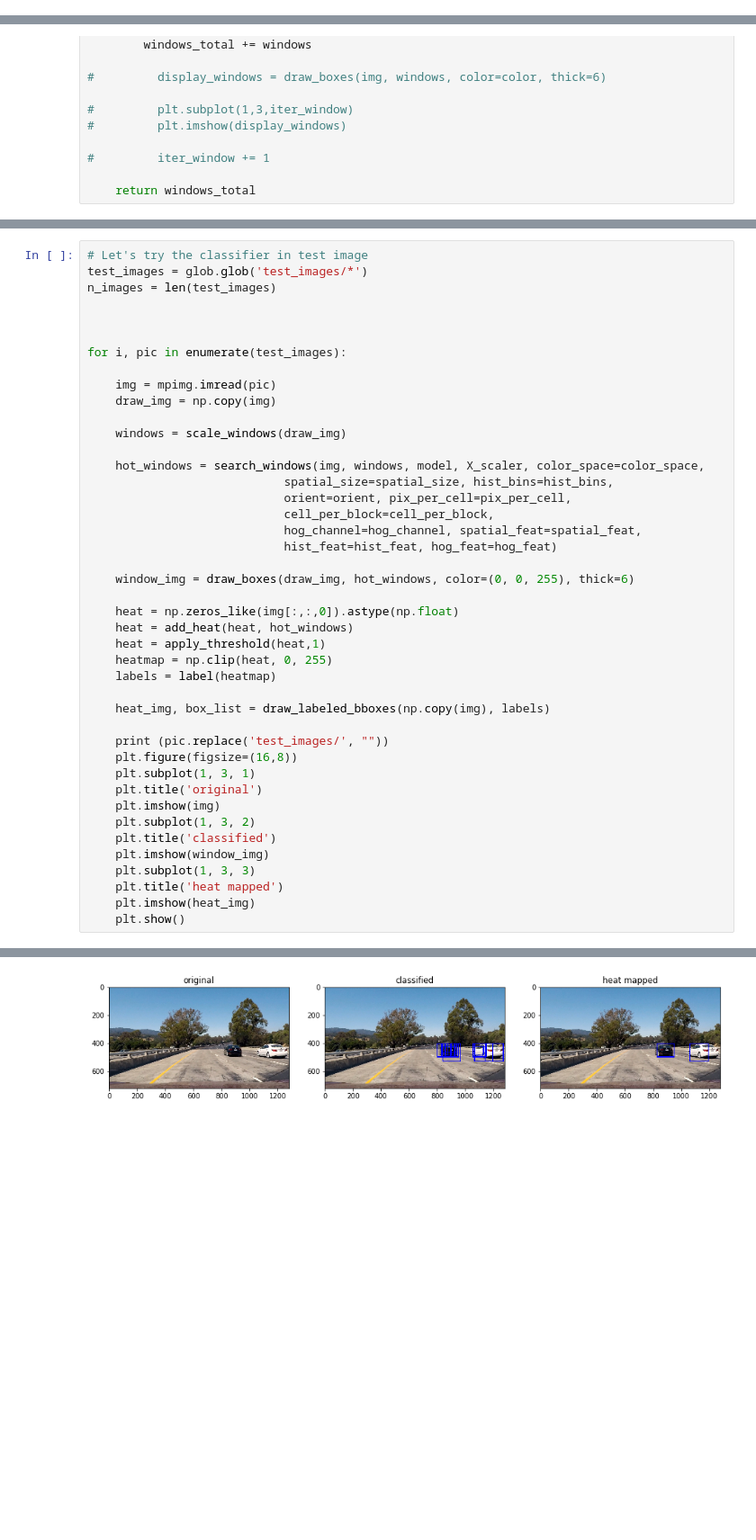
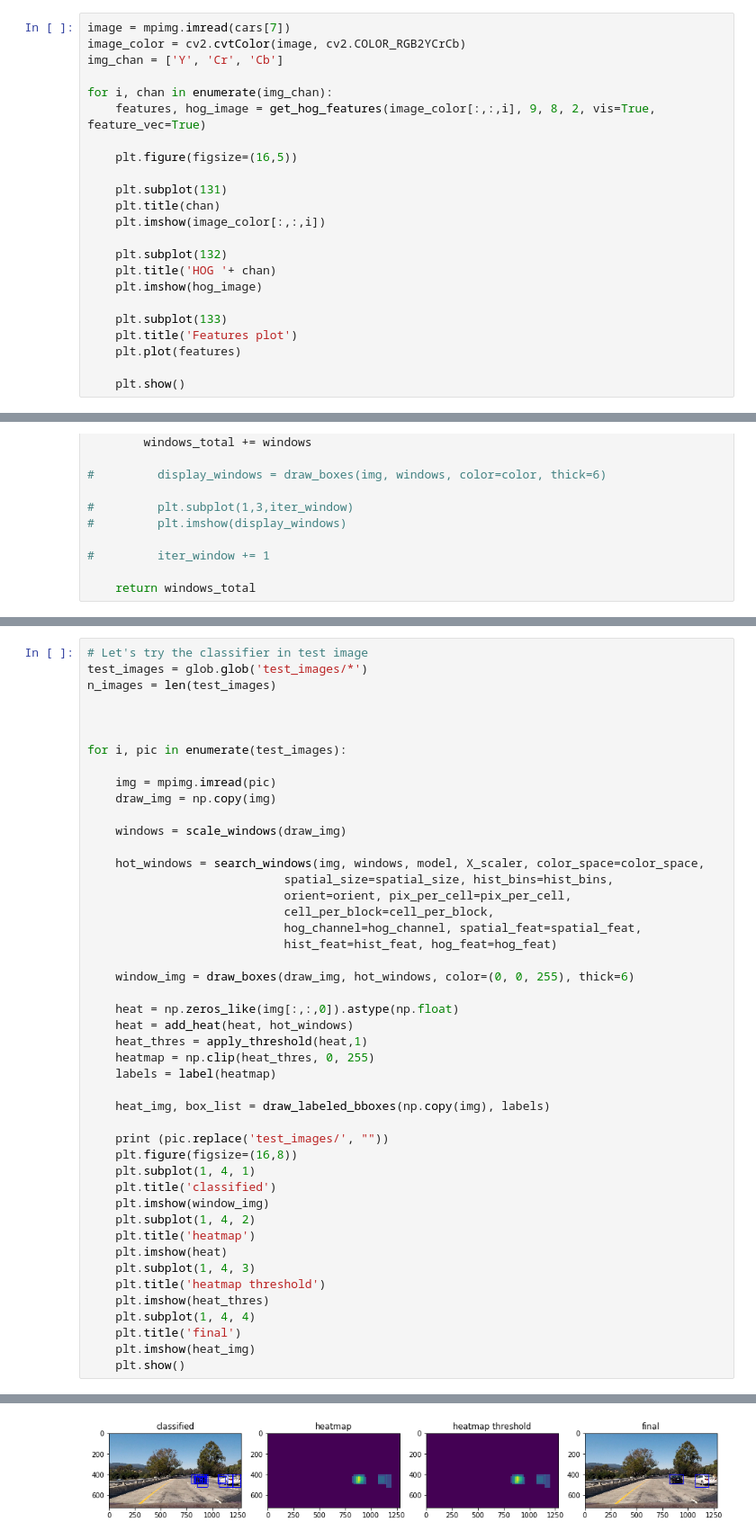
Before and after one commit to cyrano5614/CarND-Vehicle-Detection, a Jupyter notebook: pipeline.ipynb, the cells around one changed output, grey strips where cells are left out. Shown at 90% size. Saved outputs shown, nothing was run; the diff lists cells and outputs as text; blank space fills up the shorter version.

```diff
--- a/pipeline.ipynb
+++ b/pipeline.ipynb
@@ -364,3 +345,26 @@ def search_windows(img, windows, clf, scaler, color_space='RGB',
             on_windows.append(window)
     #8) Return windows for positive detections
     return on_windows
+# %%
+image = mpimg.imread(cars[7])
+image_color = cv2.cvtColor(image, cv2.COLOR_RGB2YCrCb)
+img_chan = ['Y', 'Cr', 'Cb']
+
+for i, chan in enumerate(img_chan):
+    features, hog_image = get_hog_features(image_color[:,:,i], 9, 8, 2, vis=True, feature_vec=True)
+
+    plt.figure(figsize=(16,5))
+
+    plt.subplot(131)
+    plt.title(chan)
+    plt.imshow(image_color[:,:,i])
+
+    plt.subplot(132)
+    plt.title('HOG '+ chan)
+    plt.imshow(hog_image)
+
+    plt.subplot(133)
+    plt.title('Features plot')
+    plt.plot(features)
+
+    plt.show()
@@ -625,22 +622,25 @@ for i, pic in enumerate(test_images):
 
     heat = np.zeros_like(img[:,:,0]).astype(np.float)
     heat = add_heat(heat, hot_windows)
-    heat = apply_threshold(heat,1)
-    heatmap = np.clip(heat, 0, 255)
+    heat_thres = apply_threshold(heat,1)
+    heatmap = np.clip(heat_thres, 0, 255)
     labels = label(heatmap)
 
     heat_img, box_list = draw_labeled_bboxes(np.copy(img), labels)
 
     print (pic.replace('test_images/', ""))
     plt.figure(figsize=(16,8))
-    plt.subplot(1, 3, 1)
-    plt.title('original')
-    plt.imshow(img)
-    plt.subplot(1, 3, 2)
+    plt.subplot(1, 4, 1)
     plt.title('classified')
     plt.imshow(window_img)
-    plt.subplot(1, 3, 3)
-    plt.title('heat mapped')
+    plt.subplot(1, 4, 2)
+    plt.title('heatmap')
+    plt.imshow(heat)
+    plt.subplot(1, 4, 3)
+    plt.title('heatmap threshold')
+    plt.imshow(heat_thres)
+    plt.subplot(1, 4, 4)
+    plt.title('final')
     plt.imshow(heat_img)
     plt.show()
 # %% [output]
@@ -650 +650 @@ test_images\test1.jpg
-[figure, old version]
+[figure, new version]
```
Also changed, not shown: parts of 16 cells of this notebook, 7 other files.
